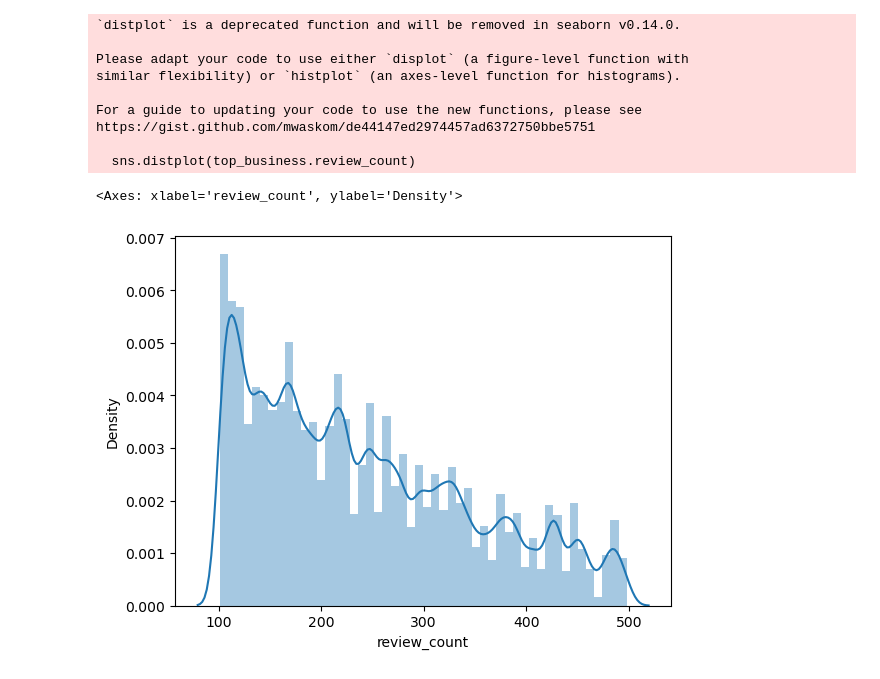
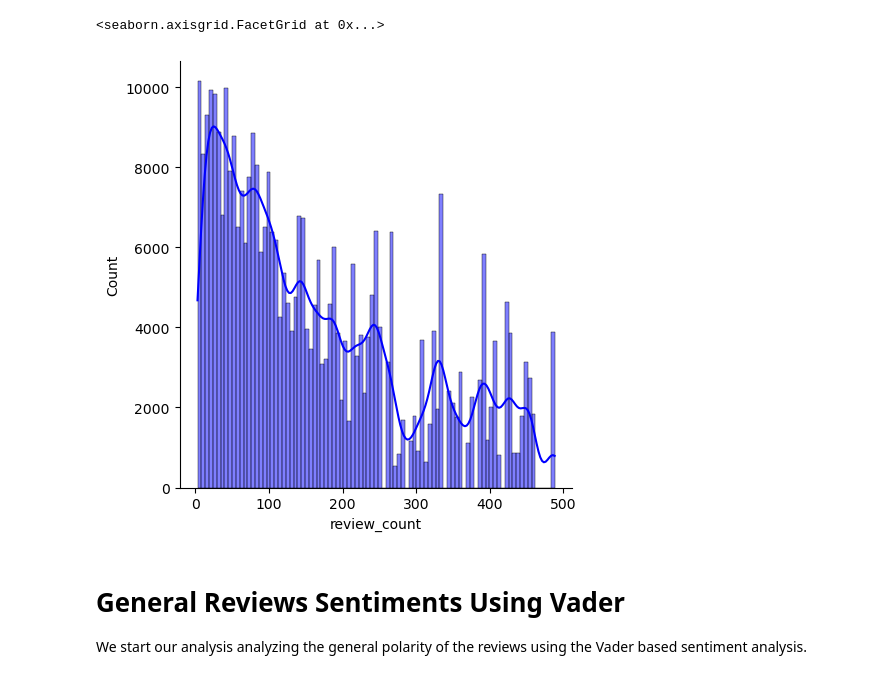
Before and after one commit to B-PuenteM/Yelp_Categories, a Jupyter notebook: Yelp_Project.ipynb, the cells around one changed output. Drawn from its saved outputs; the diff is of its cells as text; code cells hidden in the pictures.

```diff
--- a/Yelp_Project.ipynb
+++ b/Yelp_Project.ipynb
@@ -26,3 +48,8 @@ query_top_business = """
 """
 
 top_business = pd.read_sql(query_top_business, engine)
+# %%
+#To avoid having to run the query above, we downloaded the generated query and read it locally.
+#The data file can be downloaded from: https://drive.google.com/file/d/1NkZd2qktEI5Klzn0xxoumbo7yH08CimM/view?usp=share_link
+top_business = pd.read_csv('Reviews_to_analyze_V1.csv')
+top_business.head()
@@ -127,15 +111,6 @@ top_business_summary.sort_values(by = 'name', ascending = False).head(20)
 # %%
-#Distribution plot of the number of reviews
-sns.distplot(top_business.review_count)
+#Distribution plot of the number of reviews per restaurant
+sns.displot(top_business.review_count, kde=True, color = 'b')
 # %% [output]
-`distplot` is a deprecated function and will be removed in seaborn v0.14.0.
-
-Please adapt your code to use either `displot` (a figure-level function with
-similar flexibility) or `histplot` (an axes-level function for histograms).
-
-For a guide to updating your code to use the new functions, please see
-https://gist.github.com/mwaskom/de44147ed2974457ad6372750bbe5751
-
-  sns.distplot(top_business.review_count)
+<seaborn.axisgrid.FacetGrid at 0x...>
-<Axes: xlabel='review_count', ylabel='Density'>
-[figure, old version]
+[figure, new version]
@@ -144,0 +117,3 @@ https://gist.github.com/mwaskom/de44147ed2974457ad6372750bbe5751
+# %% [markdown]
+# General Reviews Sentiments Using Vader
+We start our analysis analyzing the general polarity of the reviews using the Vader based sentiment analysis.
```
Also changed, not shown: parts of 31 cells of this notebook.
